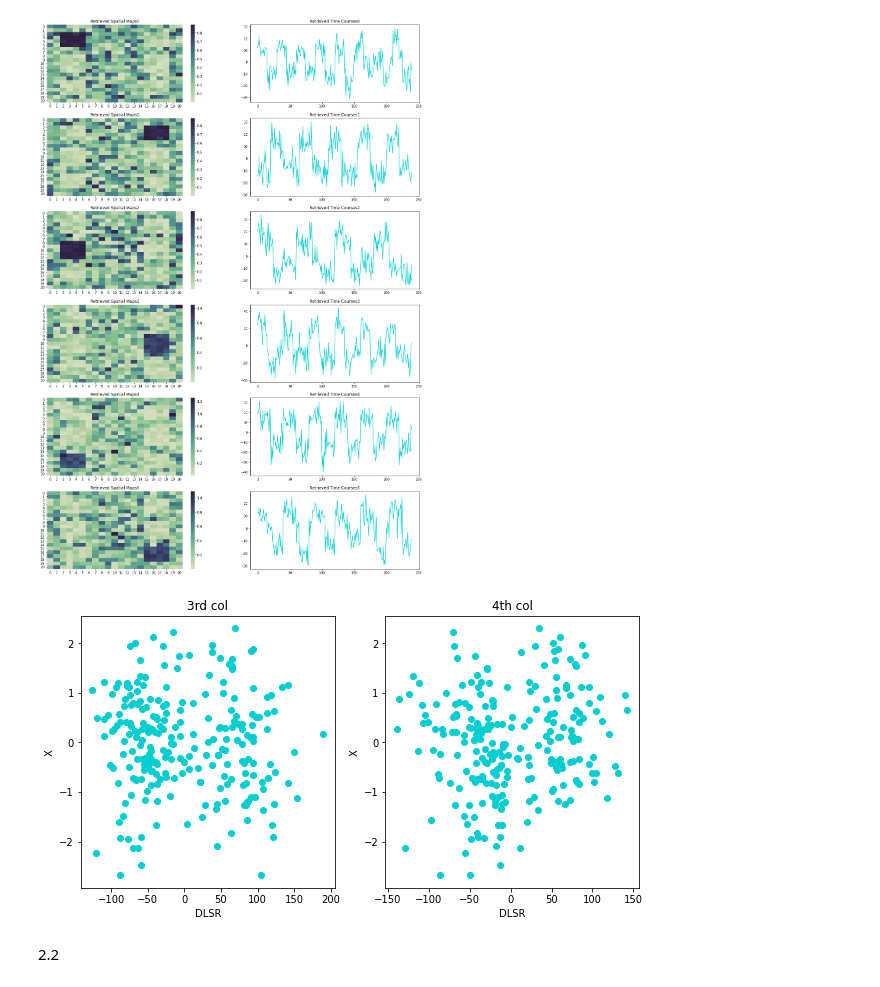
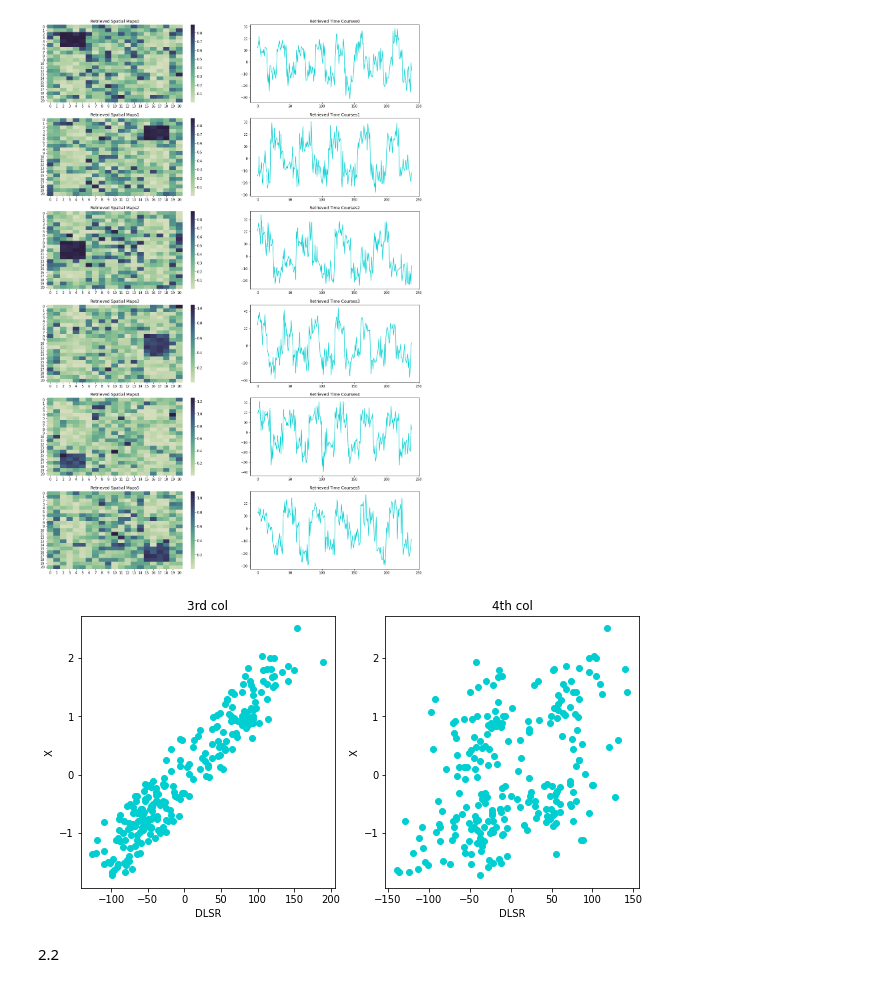
Before and after one commit to tvtpt/MAST30034_assignment1, a Jupyter notebook: Code for Q1 and Q2.ipynb, the cells around one changed output. Cells and saved outputs as stored; diff of their text form; code cells hidden in the pictures.

Commit message:
2.1 plot

```diff
--- a/Code for Q1 and Q2.ipynb
+++ b/Code for Q1 and Q2.ipynb
@@ -268,23 +268,23 @@ plt.show()
 # %%
 # plot the to see the correlation of DLSR and X
 fig, axes = plt.subplots(1, 2)
 fig.set_figheight(5)
 fig.set_figwidth(10)
-X30thcol = np.asarray(X[:, 30-1]).flatten()
+X30thcol = np.asarray(X[:, 9*21+2]).flatten()
 
 axes[0].set_title("3rd col")
 axes[0].scatter([DLSR[:, 3-1]], X30thcol, color = TCcolor)
 axes[0].set_xlabel('DLSR')
 axes[0].set_ylabel('X')
 
 axes[1].set_title("4th col")
 axes[1].scatter([DLSR[:,4-1]], X30thcol, color = TCcolor)
 axes[1].set_xlabel('DLSR')
 axes[1].set_ylabel('X')
 plt.savefig('plots/2.1col.png')
 plt.show()
 # %% [output]
-[figure, old version]
+[figure, new version]
 # %% [markdown]
 2.2
 # %%
```
Also changed, not shown: 2 other files.
